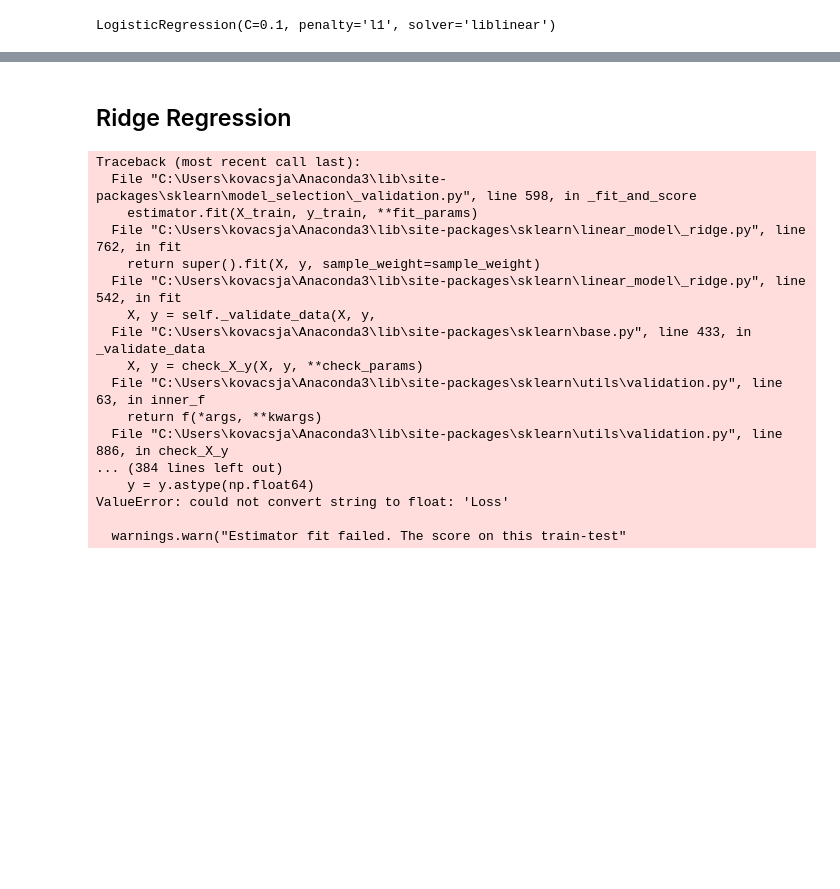
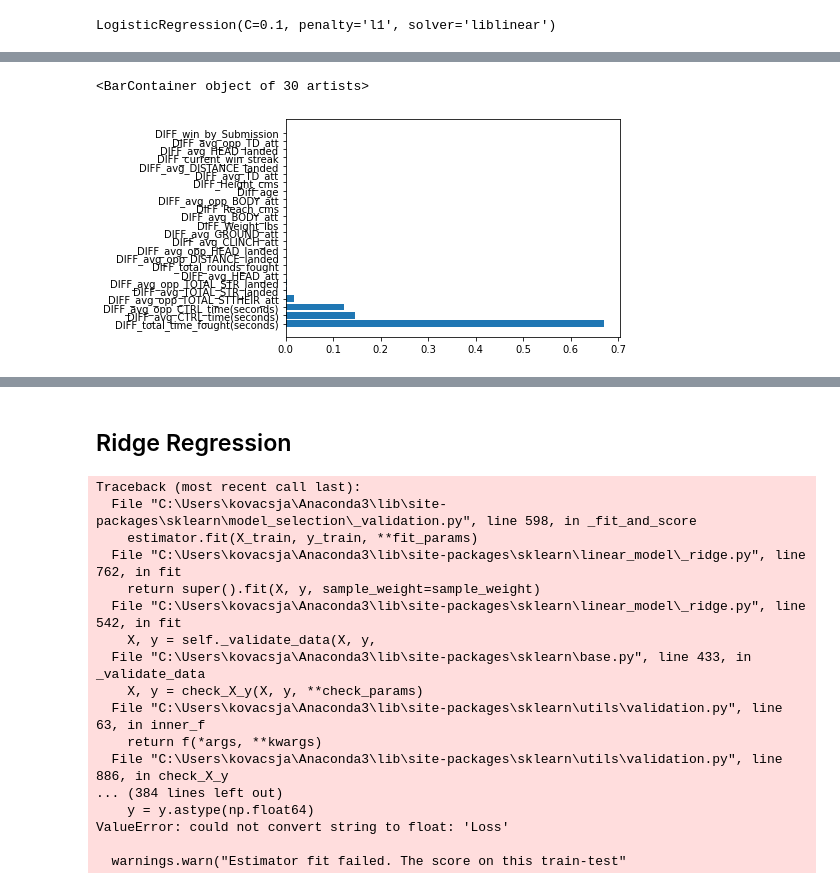
Before and after one commit to rhit-walkowae/ufcPredictionProject, a Jupyter notebook: LogisticRegressionBrainstorming Diff Dataset.ipynb, the cells around one changed output, grey strips where cells are left out. Saved outputs shown, nothing was run; the diff lists cells and outputs as text; code cells hidden in the pictures; blank space fills up the shorter version.

```diff
--- a/LogisticRegressionBrainstorming Diff Dataset.ipynb
+++ b/LogisticRegressionBrainstorming Diff Dataset.ipynb
@@ -293,0 +358,24 @@ Test R2: 0.54
+# %%
+
+
+
+model = PCA(n_components=25).fit(X_train)
+X_pc = model.transform(X_train)
+
+# number of components
+n_pcs= model.components_.shape[0]
+
+# get the index of the most important feature on EACH component
+# LIST COMPREHENSION HERE
+most_important = [np.abs(model.components_[i]).argmax() for i in range(n_pcs)]
+
+initial_feature_names = X_train.columns
+# get the names
+most_important_names = [initial_feature_names[most_important[i]] for i in range(n_pcs)]
+
+# LIST COMPREHENSION HERE AGAIN
+dic = {'PC{}'.format(i): most_important_names[i] for i in range(n_pcs)}
+
+# build the dataframe
+df1 = pd.DataFrame(dic.items(), columns =['PC','Label'])
+df1
@@ -293,0 +400,8 @@ Test R2: 0.54
+# %%
+PVE = model.explained_variance_ratio_
+PVE = pd.Series(PVE)
+
+PVEtop10 = PVE.sort_values(ascending=False)[:25]
+df1['Value'] = PVEtop10
+#.plot.barh()
+df1
@@ -293,0 +426,7 @@ Test R2: 0.54
+# %%
+import matplotlib.pyplot as plt
+Best10 = pd.Series(df1.Value,df1.Label)
+plt.barh(df1.Label, df1.Value)
+# %% [output]
+<BarContainer object of 30 artists>
+[figure, added]
```
Also changed, not shown: parts of 23 cells of this notebook.
